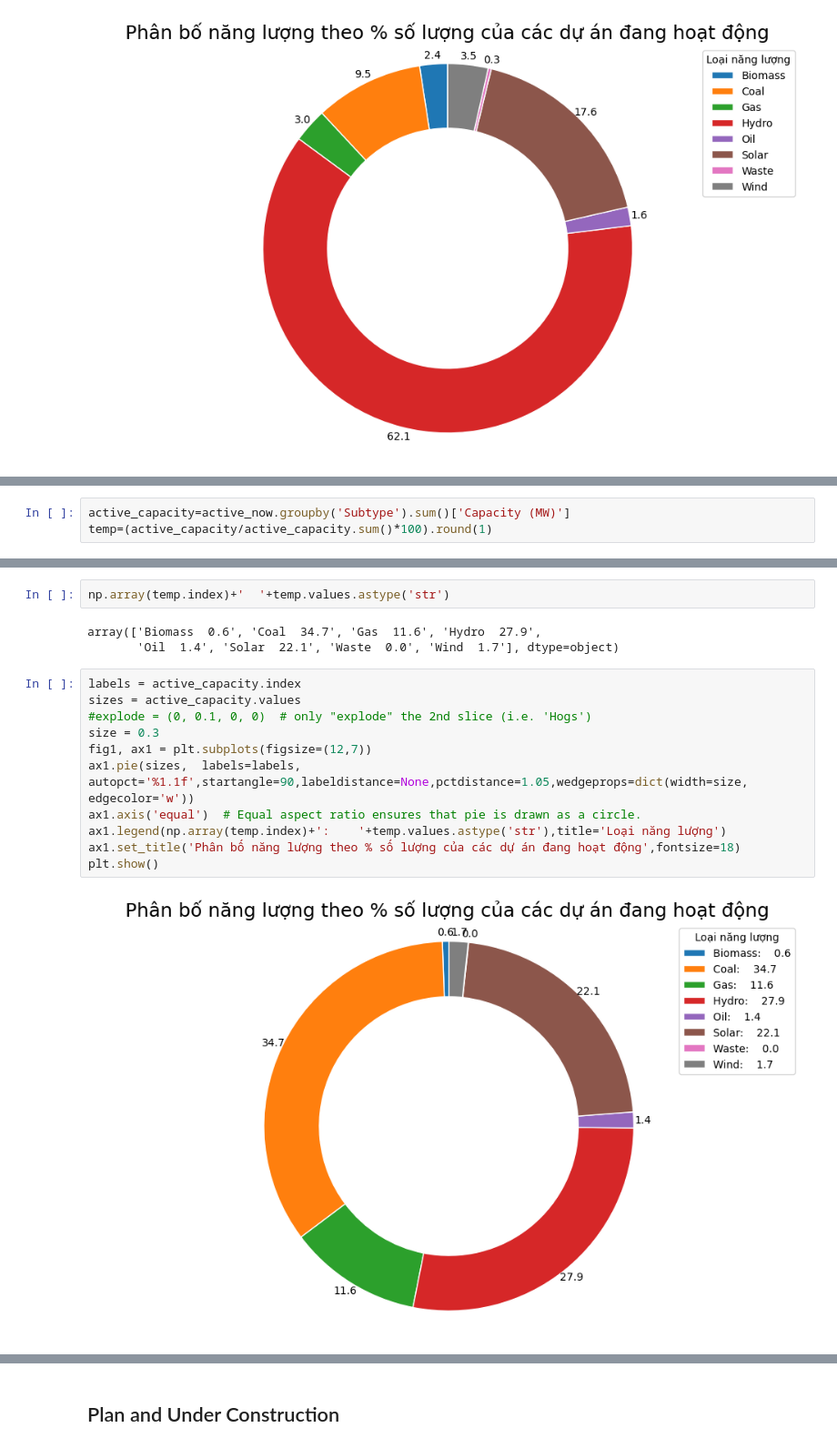
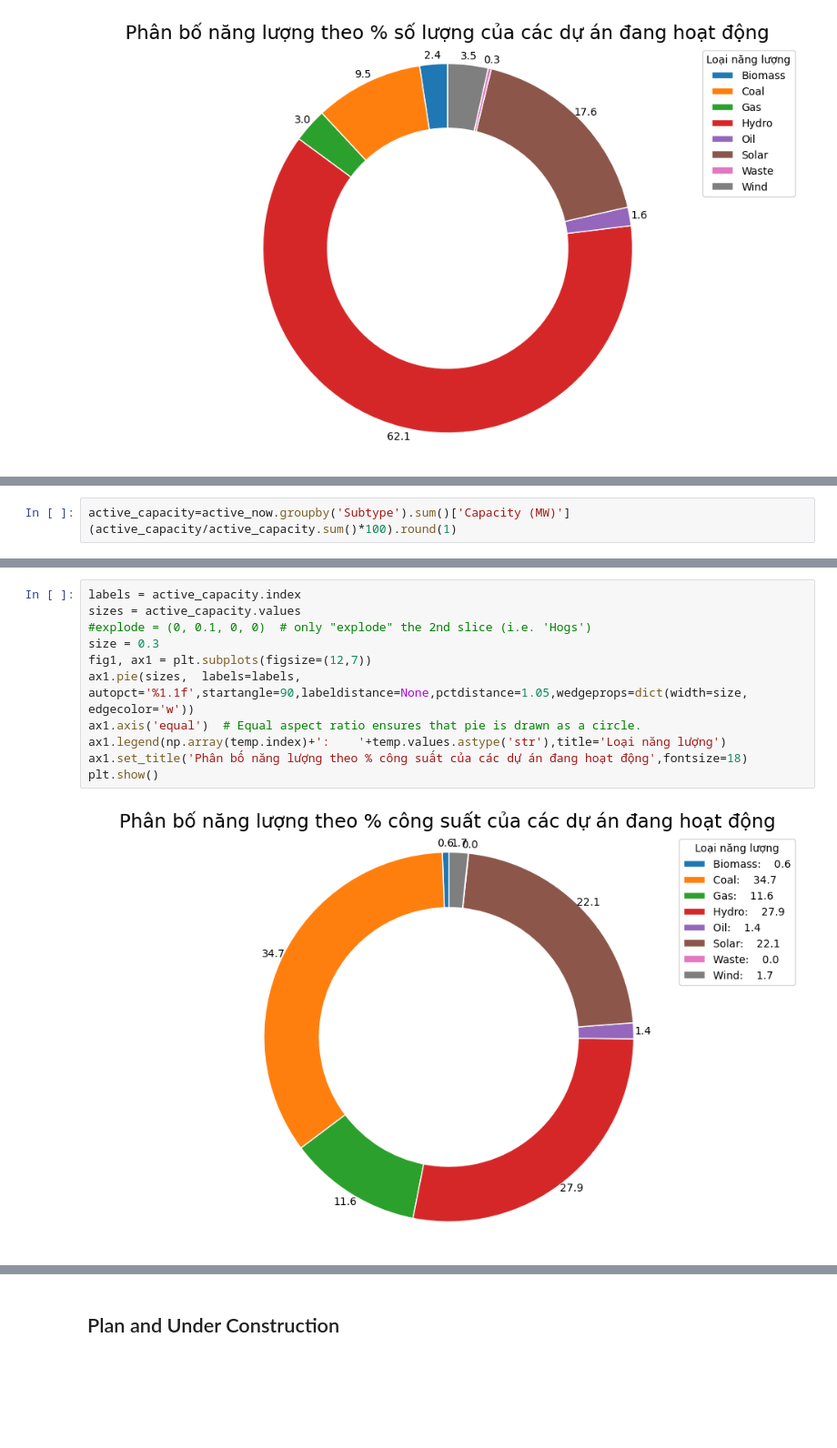
Before and after one commit to JustKidding2K/P4DS_FinalProject, a Jupyter notebook: Source.ipynb, the cells around one changed output, grey strips where cells are left out. Shown at 91% size. Saved outputs shown, nothing was run; the diff lists cells and outputs as text; blank space fills up the shorter version.

Commit message:
Vẽ biểu đồ phân bố năng lượng theo thành phần và đưa ra nhận xét

```diff
--- a/Source.ipynb
+++ b/Source.ipynb
@@ -550,3 +565,3 @@ plt.show()
 # %%
 active_capacity=active_now.groupby('Subtype').sum()['Capacity (MW)']
-temp=(active_capacity/active_capacity.sum()*100).round(1)
+(active_capacity/active_capacity.sum()*100).round(1)
@@ -557,18 +579,13 @@ array(['0.6', '34.7', '11.6', '27.9', '1.4', '22.1', '0.0', '1.7'],
-# %%
-np.array(temp.index)+'  '+temp.values.astype('str')
-# %% [output]
-array(['Biomass  0.6', 'Coal  34.7', 'Gas  11.6', 'Hydro  27.9',
-       'Oil  1.4', 'Solar  22.1', 'Waste  0.0', 'Wind  1.7'], dtype=object)
 # %%
 labels = active_capacity.index
 sizes = active_capacity.values
 #explode = (0, 0.1, 0, 0)  # only "explode" the 2nd slice (i.e. 'Hogs')
 size = 0.3
 fig1, ax1 = plt.subplots(figsize=(12,7))
 ax1.pie(sizes,  labels=labels, autopct='%1.1f',startangle=90,labeldistance=None,pctdistance=1.05,wedgeprops=dict(width=size, edgecolor='w'))
 ax1.axis('equal')  # Equal aspect ratio ensures that pie is drawn as a circle.
 ax1.legend(np.array(temp.index)+':    '+temp.values.astype('str'),title='Loại năng lượng')
-ax1.set_title('Phân bố năng lượng theo % số lượng của các dự án đang hoạt động',fontsize=18)
+ax1.set_title('Phân bố năng lượng theo % công suất của các dự án đang hoạt động',fontsize=18)
 plt.show()
 # %% [output]
-[figure, old version]
+[figure, new version]
```
Also changed, not shown: parts of 17 cells of this notebook.
